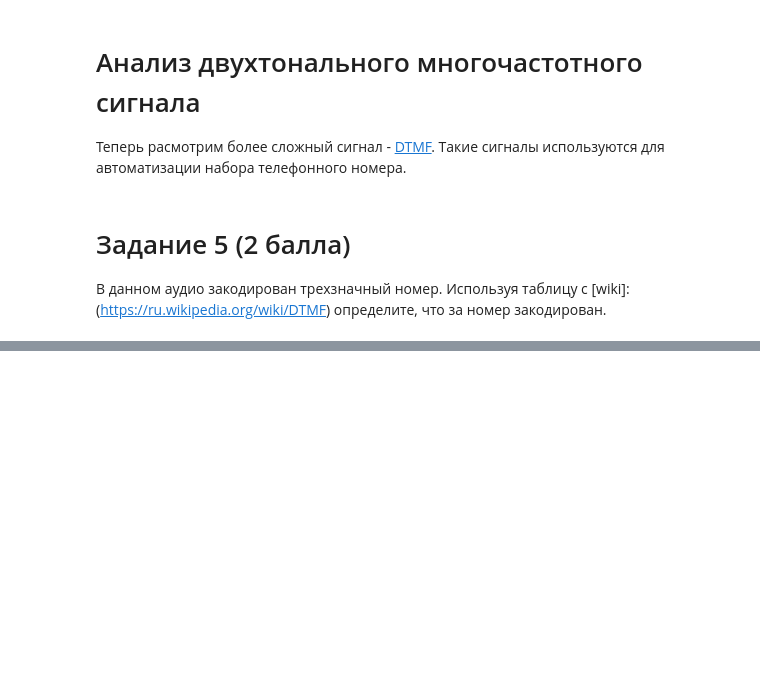
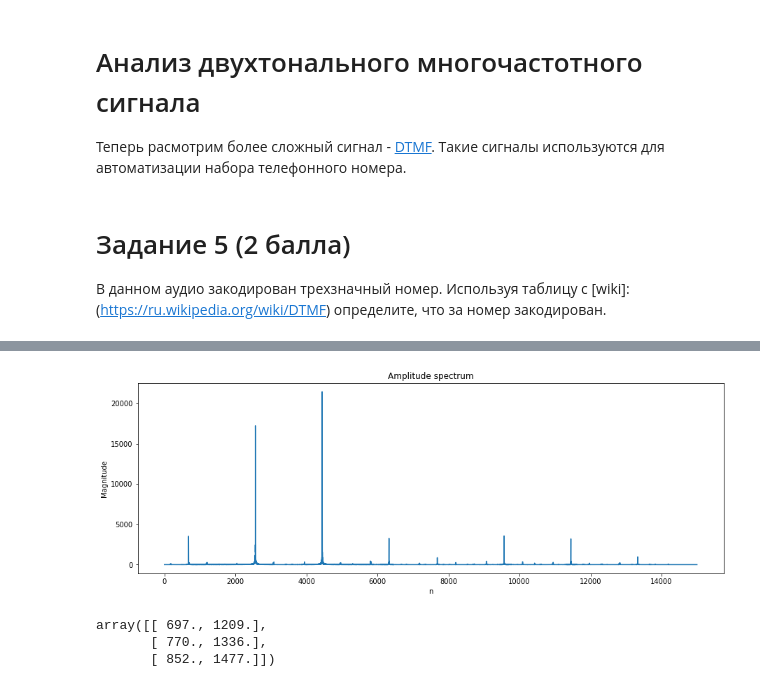
Before and after one commit to IlyasLatypov/MADE_DS, a Jupyter notebook: Speech/HW1/lab2_LatypovID.ipynb, the cells around one changed output, grey strips where cells are left out. Saved outputs shown, nothing was run; the diff lists cells and outputs as text; code cells hidden in the pictures; blank space fills up the shorter version.

```diff
--- a/Speech/HW1/lab2_LatypovID.ipynb
+++ b/Speech/HW1/lab2_LatypovID.ipynb
@@ -398,0 +427,22 @@ draw_waveform(dtmf, sr=dtmf_sr)
+# %%
+# YOUR CODE HERE
+ft = []
+for i in range(3):
+    ft.append(scipy.fft.fft(dtmf[i * len(dtmf) // 3 : (i + 1) *len(dtmf) // 3]))
+
+draw_spec(ft[0][:15000], draw_p=False, figsize=(15,5))
+# %% [output]
+[figure, added]
+# %%
+freq_list = []
+task_answer = []
+for i in range(3):
+    ampl = get_amplitude_from_spec(ft[i])
+    freq = ampl[:10000].argsort()[-2:]
+    task_answer.append(np.array(freq) * dtmf_sr / len(ft[i]))
+task_answer = np.round(np.array(task_answer))
+task_answer
+# %% [output]
+array([[ 697., 1209.],
+       [ 770., 1336.],
+       [ 852., 1477.]])
```
Also changed, not shown: parts of 24 cells of this notebook, 1 other file.
